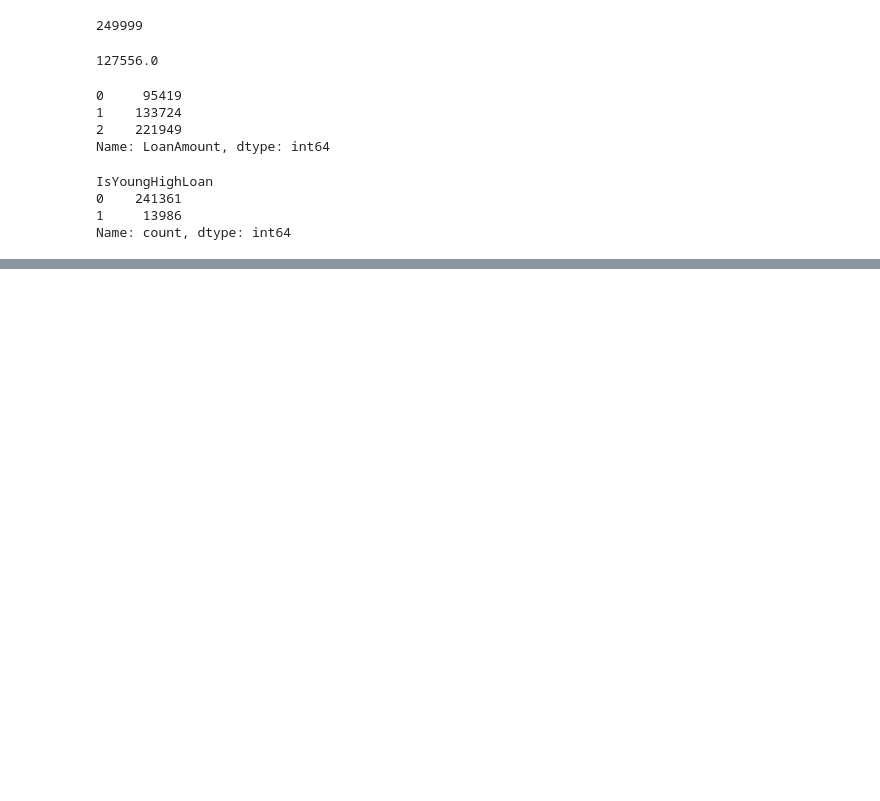
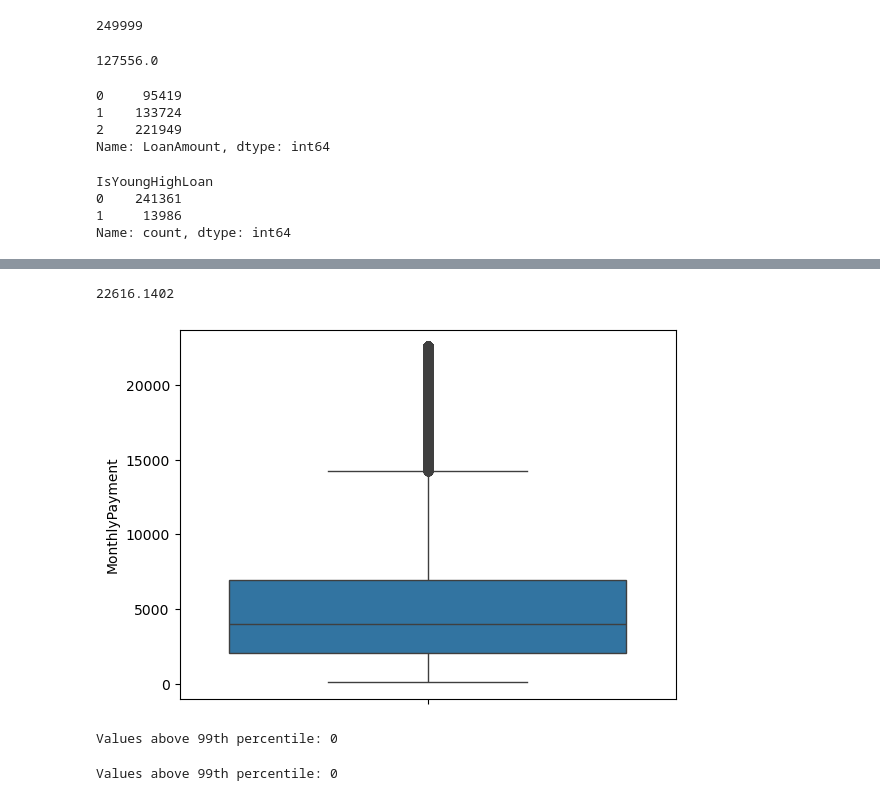
Before and after one commit to Sehajpannu01/loan-risk-fastapi-mlflow, a Jupyter notebook: notebooks/EDA & Data Wrangling.ipynb, the cells around one changed output, grey strips where cells are left out. Drawn from its saved outputs; the diff is of its cells as text; code cells hidden in the pictures; blank space fills up the shorter version.

```diff
--- a/notebooks/EDA & Data Wrangling.ipynb
+++ b/notebooks/EDA & Data Wrangling.ipynb
@@ -207,0 +388,20 @@ Name: count, dtype: int64
+# %%
+upper_cap = data['MonthlyPayment'].quantile(0.99)
+data['MonthlyPayment'] = np.where(data['MonthlyPayment'] > upper_cap, upper_cap, data['MonthlyPayment'])
+# %%
+data['MonthlyPayment'].max()
+# %% [output]
+22616.1402
+# %%
+sns.boxplot(data['MonthlyPayment']) #after capping reduced
+plt.show()
+# %% [output]
+[figure, added]
+# %%
+print("Values above 99th percentile:", (data['MonthlyPayment'] > upper_cap).sum())
+# %% [output]
+Values above 99th percentile: 0
+# %%
+print("Values above 99th percentile:", (data['LoantoIncomeRatio'] > cap).sum())
+# %% [output]
+Values above 99th percentile: 0
```
Also changed, not shown: parts of 28 cells of this notebook, 4 other files.
